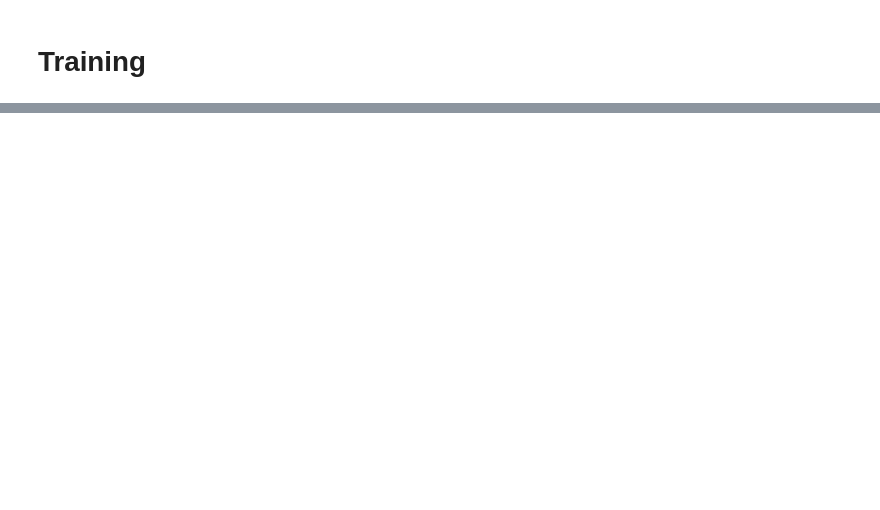
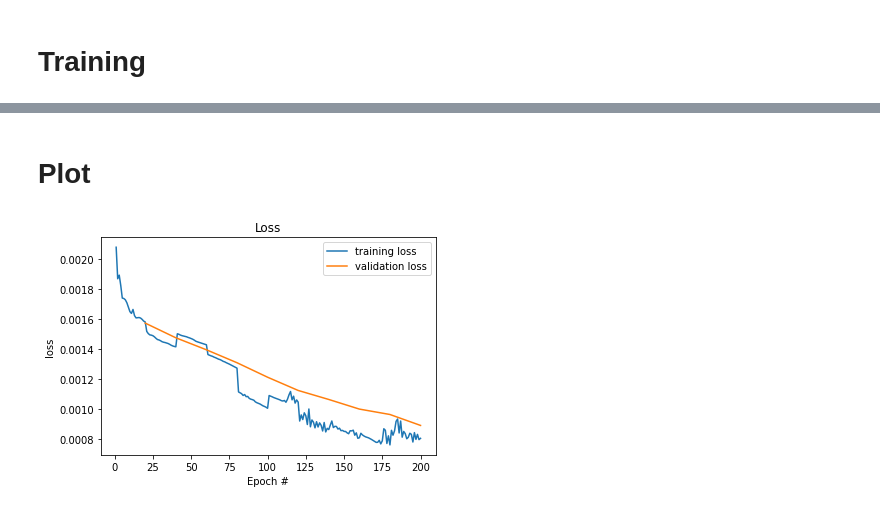
Before and after one commit to PinmanHuang/MLG, a Jupyter notebook: DrBC.ipynb, the cells around one changed output, grey strips where cells are left out. Cells and saved outputs as stored; diff of their text form; code cells hidden in the pictures; blank space fills up the shorter version.

Commit message:
add softmax loss function & networkx random training and validation graph

```diff
--- a/DrBC.ipynb
+++ b/DrBC.ipynb
@@ -135,0 +138,21 @@ Net(
+# %%
+# Training Parameters
+EPOCHS = 20             #20
+LEARNING_RATE = 0.0001
+
+# Graph Parameters
+TRAINING_GRAPH = 10     #10
+GRAPH_NODE = 1000       #1000
+GRAPH_EDGE = 4
+GRAPH_PROBABILITY = 0.05
+# %%
+# validation
+G_val = nx.generators.random_graphs.powerlaw_cluster_graph(1000, 4, 0.05)
+X_val = create_data_from_graph(G_val)
+Y_val = torch.Tensor(list(nx.betweenness_centrality(G_val).values())).unsqueeze(1)      # ground truth
+# %%
+model = DrBCNet()
+print(model)
+
+# optimizer
+optimizer = torch.optim.Adam(model.parameters(), lr=LEARNING_RATE)
@@ -135,0 +216,20 @@ Net(
+# %% [markdown]
+# Plot
+# %%
+import matplotlib.pyplot as plt
+import numpy as np
+
+def plot_loss(loss, loss_val):
+    x = [i+1 for i in range(len(loss))]
+
+    plt.plot(np.arange(1, EPOCHS*TRAINING_GRAPH+1, 1), loss.detach().numpy(), label="training loss")
+    plt.plot(np.arange(EPOCHS, EPOCHS*TRAINING_GRAPH+1, EPOCHS), loss_val.detach().numpy(), label="validation loss")
+    plt.legend()
+
+    plt.title("Loss")
+    plt.xlabel("Epoch #")
+    plt.ylabel("loss")
+# %%
+plot_loss(loss_history, loss_val_history)
+# %% [output]
+[figure, added]
```
Also changed, not shown: parts of 9 cells of this notebook.
